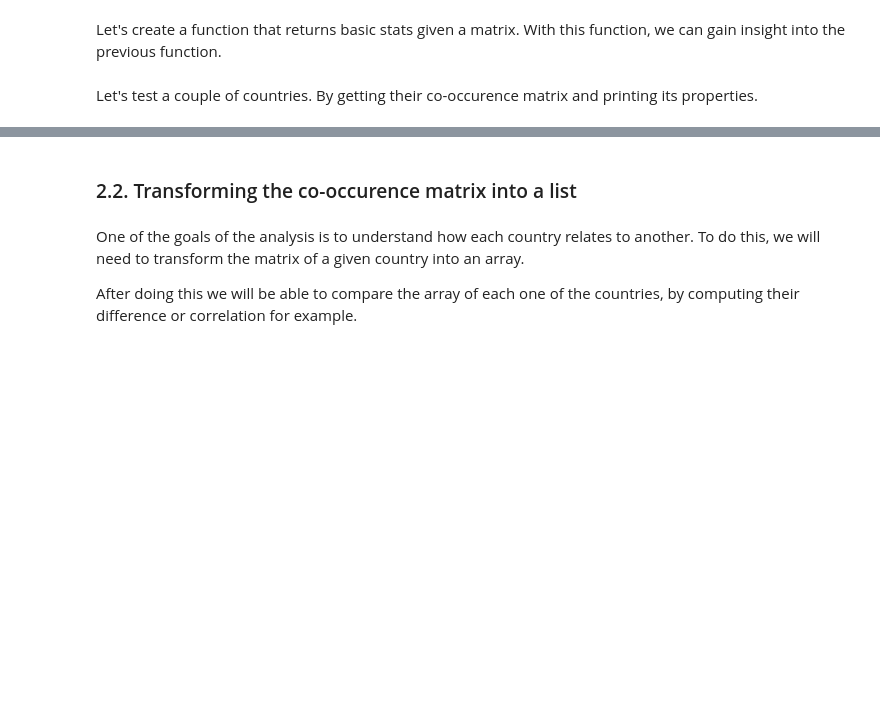
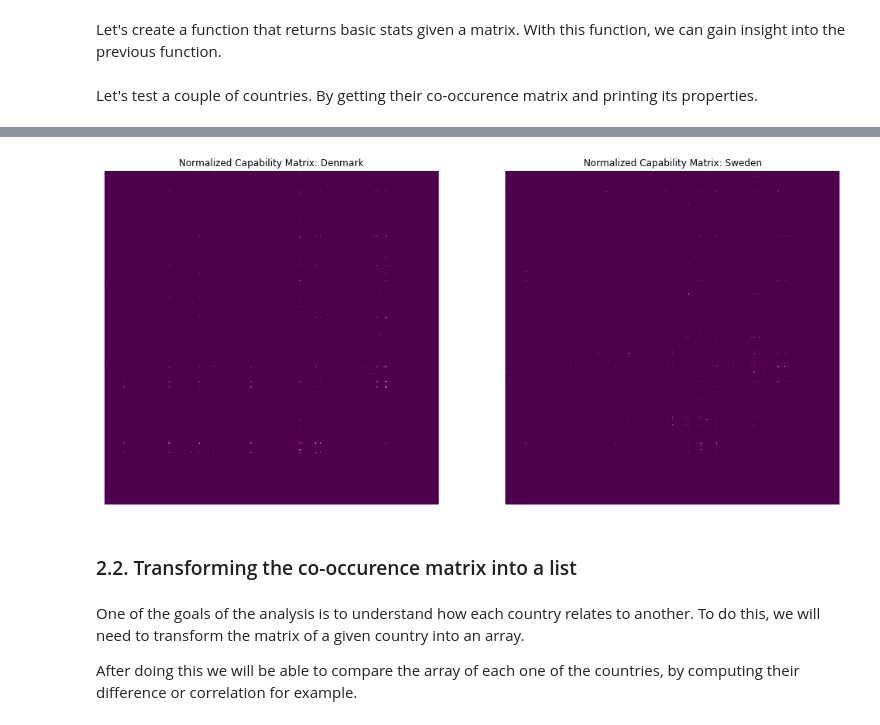
Before and after one commit to duarteocarmo/technological_capabilities, a Jupyter notebook: notebooks/2_1_Capability Correlations_Countries.ipynb, the cells around one changed output, grey strips where cells are left out. Drawn from its saved outputs; the diff is of its cells as text; code cells hidden in the pictures; blank space fills up the shorter version.

Commit message:
Updated normalization issue.

```diff
--- a/notebooks/2_1_Capability Correlations_Countries.ipynb
+++ b/notebooks/2_1_Capability Correlations_Countries.ipynb
@@ -340,4 +344,18 @@ Min:  -0.06205868957115324
 Symmetry:  True
+# %%
+# create subplots
+plt.subplots(2,1,figsize=(17,17))
+
+plt.subplot(121)
+sns.heatmap(get_country_matrix('Denmark', normalization=True), cmap='BuPu_r',  cbar=None, square=True, xticklabels=False, yticklabels=False)
+plt.title('Normalized Capability Matrix: Denmark')
+
+plt.subplot(122)
+sns.heatmap(get_country_matrix('Sweden', normalization=True), cmap='BuPu_r', cbar=None, square=True, xticklabels=False, yticklabels=False)
+plt.title('Normalized Capability Matrix: Sweden')
+plt.show()
+# %% [output]
+[figure, added]
 # %% [markdown]
 ### 2.2. Transforming the co-occurence matrix into a list <a class="anchor" id="two-two"></a>
 # %% [markdown]
```
Also changed, not shown: parts of 12 cells of this notebook, 3 other files.
